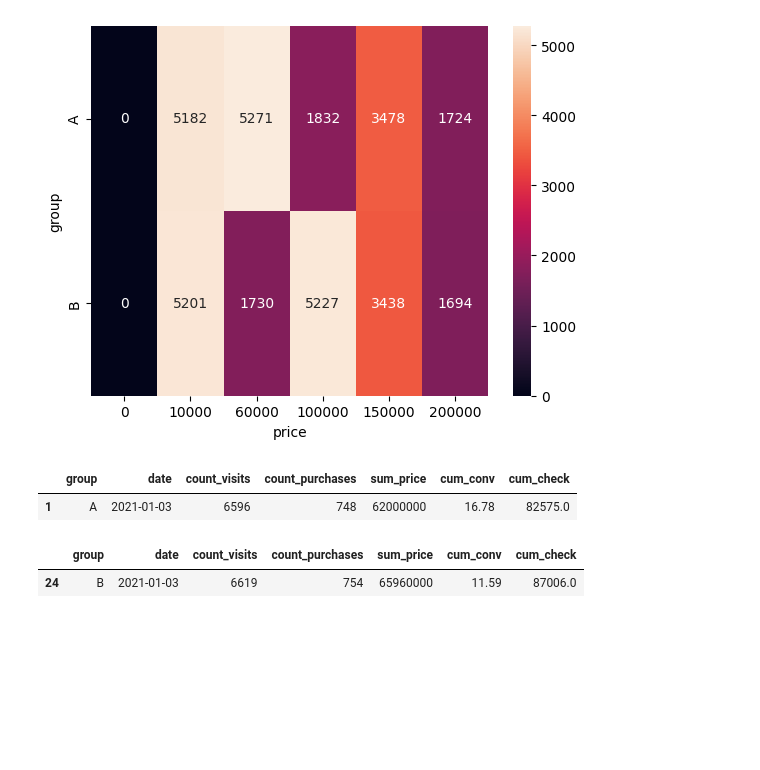
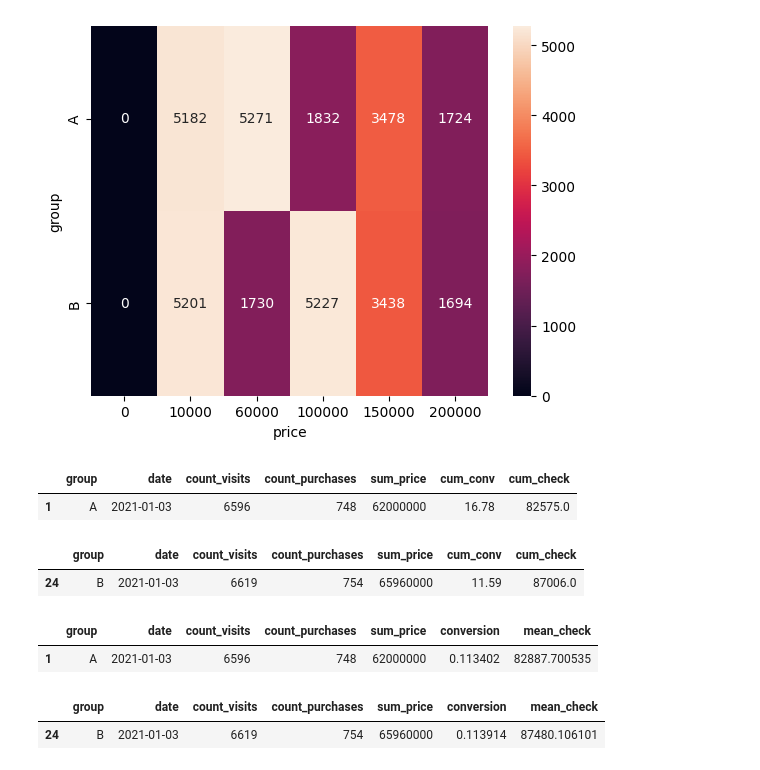
Before and after one commit to AlexeyLukovnikov/sf_data_science, a Jupyter notebook: EDA-5/task7.ipynb, the cells around one changed output. Cells and saved outputs as stored; diff of their text form; code cells hidden in the pictures; blank space fills up the shorter version.

```diff
--- a/EDA-5/task7.ipynb
+++ b/EDA-5/task7.ipynb
@@ -127,3 +126,28 @@ display(daily_data_b[daily_data_b['date'] == '2021-01-03'].head())
 | 1 | A | 2021-01-03 | 6596 | 748 | 62000000 | 16.78 | 82575.0 |
 |  | group | date | count_visits | count_purchases | sum_price | cum_conv | cum_check |
 | 24 | B | 2021-01-03 | 6619 | 754 | 65960000 | 11.59 | 87006.0 |
+# %%
+data_tmp = updated_data.groupby(by=['group', 'date'], as_index=False).agg(group_cols)
+data_tmp.rename(columns={'user_id': 'count_visits', 'purchase': 'count_purchases', 'price': 'sum_price'}, inplace=True)
+
+
+def add_conv_and_mean_check(origin_data, group_symbol):
+    result = origin_data[origin_data['group'] == group_symbol].sort_values(by='date', ascending=True)
+    result['conversion'] = result['count_purchases'] / result['count_visits']
+    result['mean_check'] = result['sum_price'] / result['count_purchases']
+
+    return result
+
+data_tmp_a = add_conv_and_mean_check(data_tmp, 'A')
+data_tmp_b = add_conv_and_mean_check(data_tmp, 'B')
+
+# data_tmp_b['cum_conversion'] = data_tmp_b['conversion'].cumsum()
+# data_tmp_b['cum_mean_check'] = data_tmp_b['mean_check'].cumsum()
+
+display(data_tmp_a[data_tmp_a['date'] == '2021-01-03'].head())
+display(data_tmp_b[data_tmp_b['date'] == '2021-01-03'].head())
+# %% [output]
+|  | group | date | count_visits | count_purchases | sum_price | conversion | mean_check |
+| 1 | A | 2021-01-03 | 6596 | 748 | 62000000 | 0.113402 | 82887.700535 |
+|  | group | date | count_visits | count_purchases | sum_price | conversion | mean_check |
+| 24 | B | 2021-01-03 | 6619 | 754 | 65960000 | 0.113914 | 87480.106101 |
```
Also changed, not shown: parts of 1 cell of this notebook.
